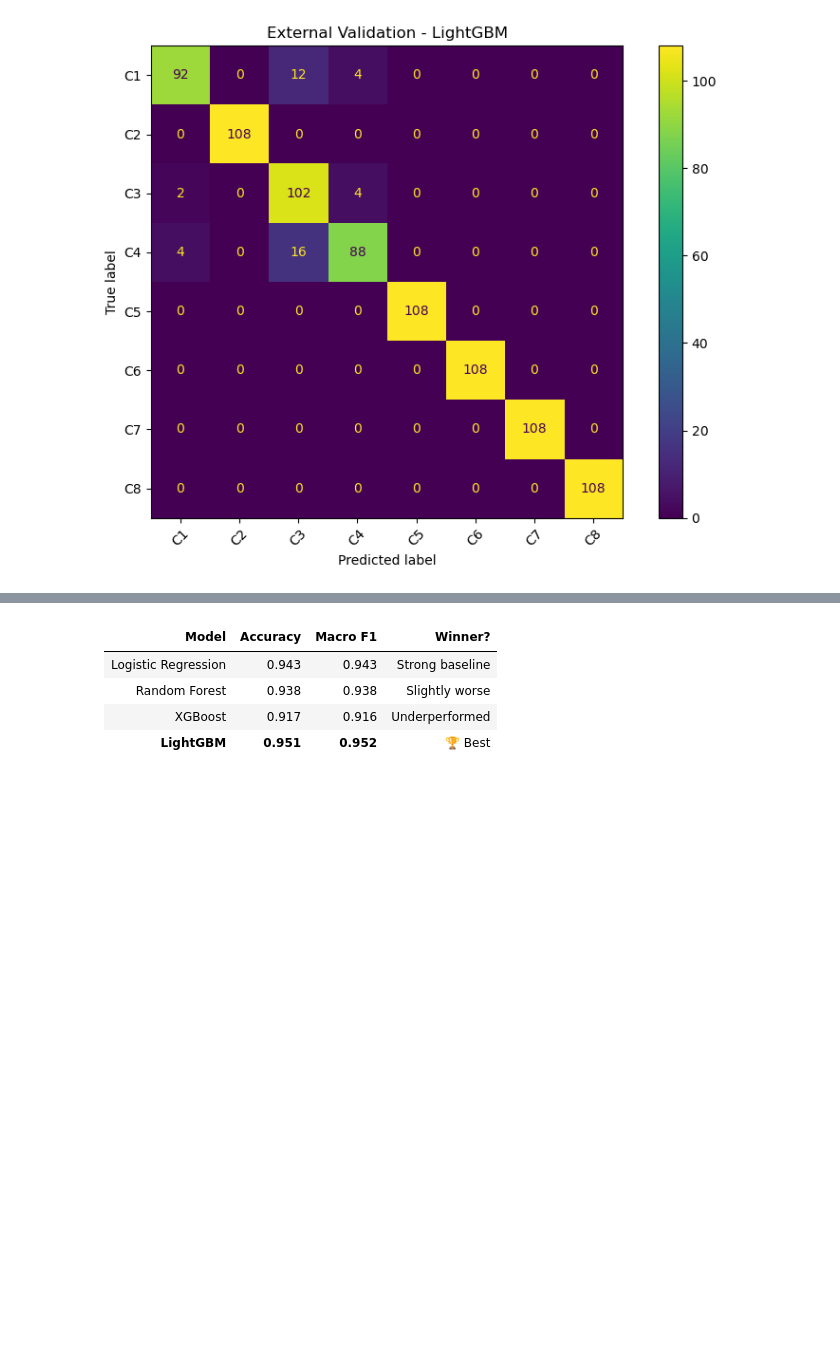
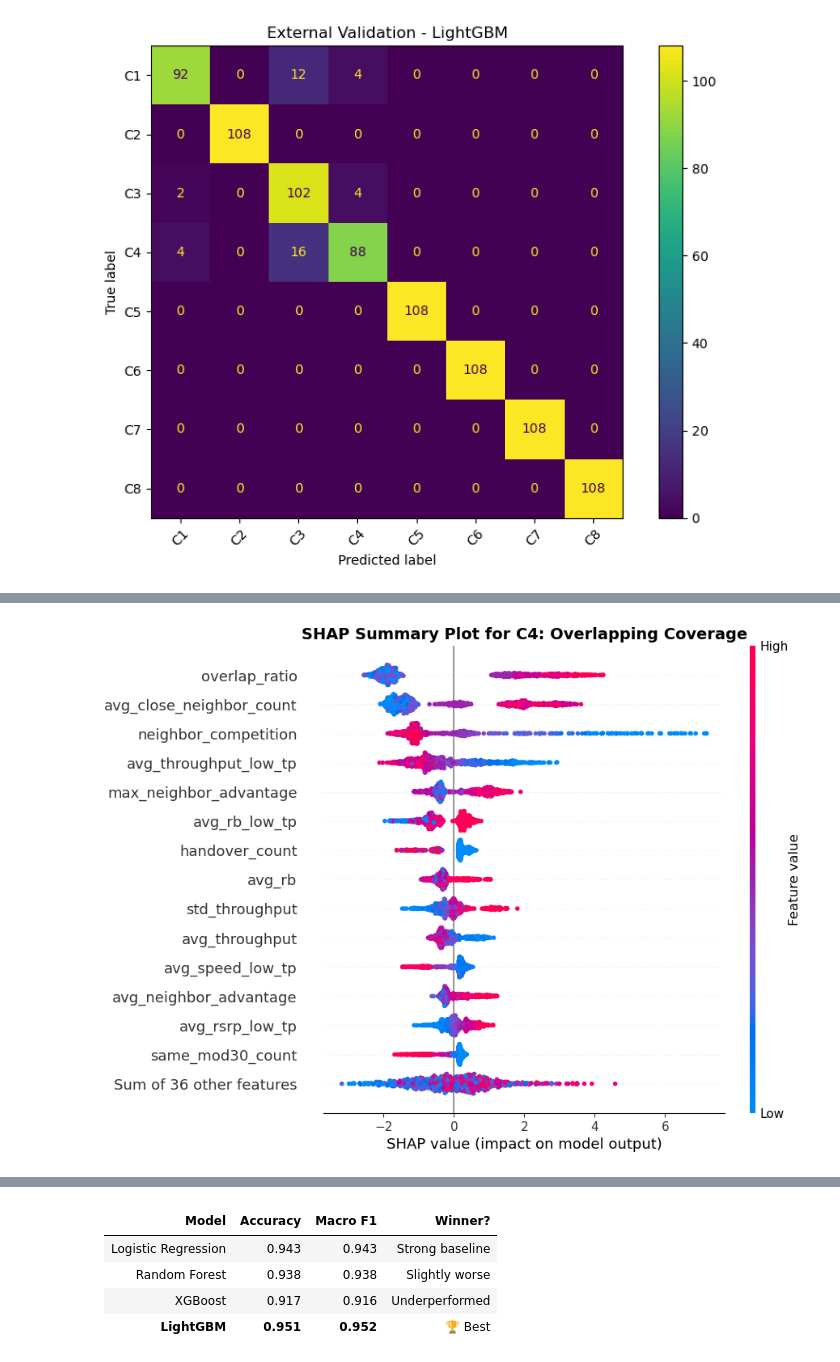
Before and after one commit to oyunmintrio95/Telelogs_RCA, a Jupyter notebook: modeling/modeling1-5.ipynb, the cells around one changed output, grey strips where cells are left out. Drawn from its saved outputs; the diff is of its cells as text; code cells hidden in the pictures; blank space fills up the shorter version.

```diff
--- a/modeling/modeling1-5.ipynb
+++ b/modeling/modeling1-5.ipynb
@@ -4093,0 +4200,20 @@ plt.show()
+# %%
+import matplotlib.pyplot as plt
+
+c4_idx = list(label_encoder.classes_).index("C4")
+
+shap.plots.beeswarm(
+    shap_values[:, :, c4_idx],
+    max_display=15,
+    show=False
+)
+
+plt.title(
+    "SHAP Summary Plot for C4: Overlapping Coverage",
+    fontsize=14,
+    fontweight="bold"
+)
+
+plt.show()
+# %% [output]
+[figure, added]
```
Also changed, not shown: parts of 14 cells of this notebook.
